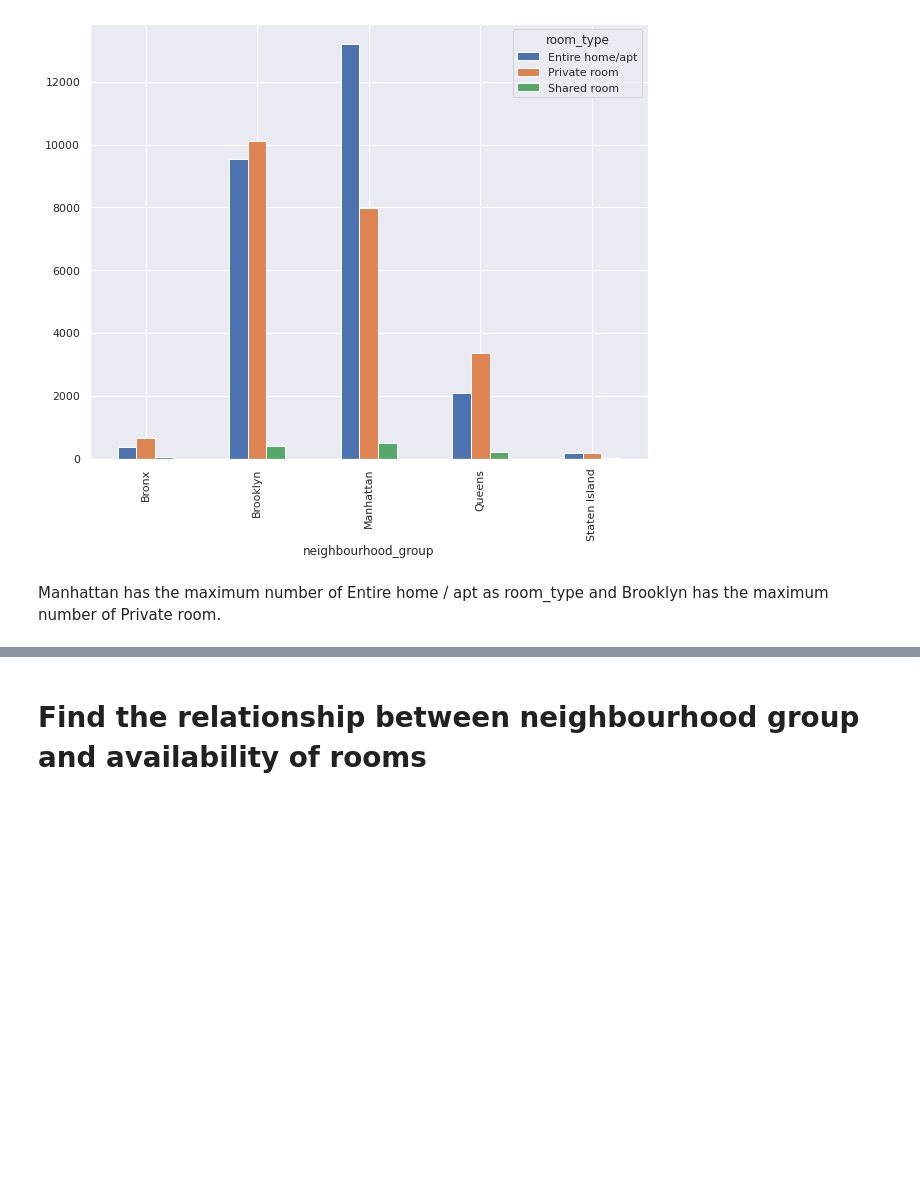
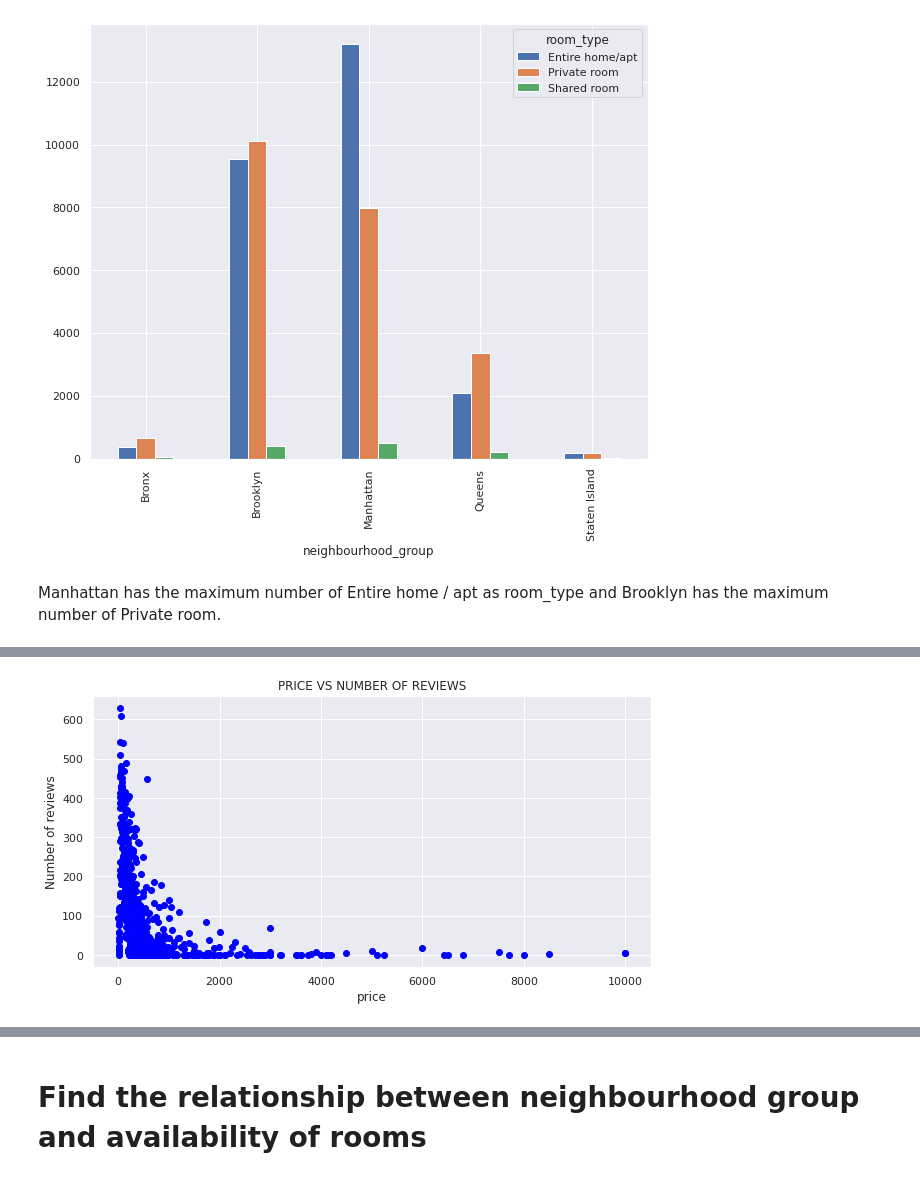
Before and after one commit to SaiMeghanaGoud/EDA-capstone-project, a Jupyter notebook: Copy_of_Airbnb_Bookings_Analysis_Team_Capstone_Project.ipynb, the cells around one changed output, grey strips where cells are left out. Drawn from its saved outputs; the diff is of its cells as text; code cells hidden in the pictures; blank space fills up the shorter version.

```diff
--- a/Copy_of_Airbnb_Bookings_Analysis_Team_Capstone_Project.ipynb
+++ b/Copy_of_Airbnb_Bookings_Analysis_Team_Capstone_Project.ipynb
@@ -490,0 +543,3 @@ Manhattan has the maximum number of Entire home / apt as room_type and Brooklyn
+# %%
+price_area = df.groupby(['price'])['number_of_reviews'].max().reset_index()
+price_area.head()
@@ -490,0 +553,16 @@ Manhattan has the maximum number of Entire home / apt as room_type and Brooklyn
+# %%
+area = price_area['price']
+price = price_area['number_of_reviews']
+
+fig = plt.figure(figsize=(10,5))
+
+###plotting a graph
+
+plt.scatter(area , price , color='blue')
+
+plt.xlabel('price')
+plt.ylabel('Number of reviews')
+plt.title('PRICE VS NUMBER OF REVIEWS')
+plt.show()
+# %% [output]
+[figure, added]
```
Also changed, not shown: parts of 9 cells of this notebook.
